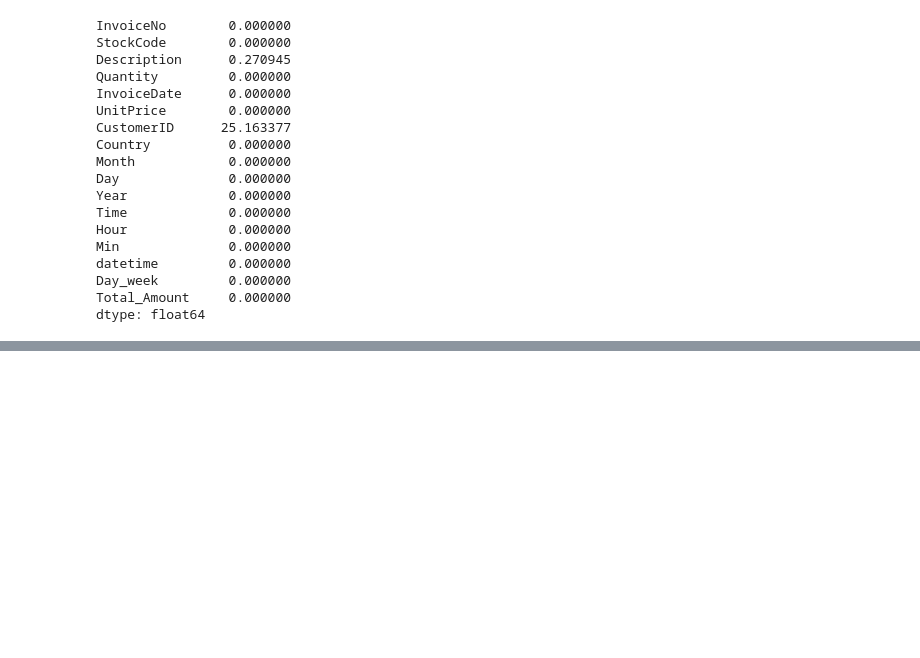
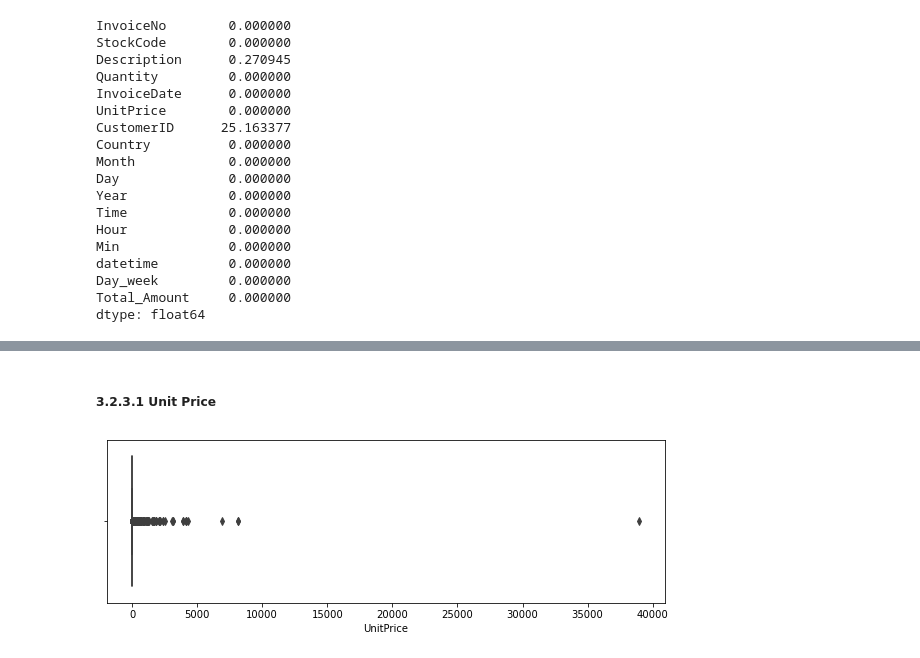
Before and after one commit to Azegele/Phase-4-Project, a Jupyter notebook: Ecommerce Data Set.ipynb, the cells around one changed output, grey strips where cells are left out. Drawn from its saved outputs; the diff is of its cells as text; code cells hidden in the pictures; blank space fills up the shorter version.

```diff
--- a/Ecommerce Data Set.ipynb
+++ b/Ecommerce Data Set.ipynb
@@ -132,7 +140,7 @@ df['Hour']= df['Time'].apply(lambda x : x.split(':')[0]).astype(np.uint8)
 df['Min']= df['Time'].apply(lambda x : x.split(':')[1]).astype(np.uint8)
 df['datetime'] = list(map(lambda x : datetime.date(x[0],x[1],x[2]),df[['Year','Month','Day']].values) )
 df['Day_week'] = list(map(lambda x :x.weekday(),df['datetime'].values)) # datetime.date(2017,12,25)
-df['Day_week'] = df['Day_week'].map({0:'1mon',1:'2tue',2:'3wed',3:'4thur',4:'5fri',5:'6sat',6:'0sun'})
+df['Day_week'] = df['Day_week'].map({0:'Mon',1:'Tue',2:'Wed',3:'Thur',4:'Fri',5:'Sat',6:'Sun'})
 df = df.sort_values('datetime')
 
 df.head(5)
@@ -310,0 +321,4 @@ Name: CustomerID, Length: 4372, dtype: int64
+# %%
+# Dropping all the null values in the data set
+df=df.dropna()
+df.isnull().sum()/len(df)* 100
@@ -310,0 +358,12 @@ Name: CustomerID, Length: 4372, dtype: int64
+# %% [markdown]
+##### 3.2.3.1 Unit Price
+# %%
+# identify the price outliers
+plt.figure(figsize=(10,3))
+
+sns.boxplot(x = 'UnitPrice', data = df)
+
+# Display the plot
+plt.show()
+# %% [output]
+[figure, added]
```
Also changed, not shown: parts of 51 cells of this notebook.
